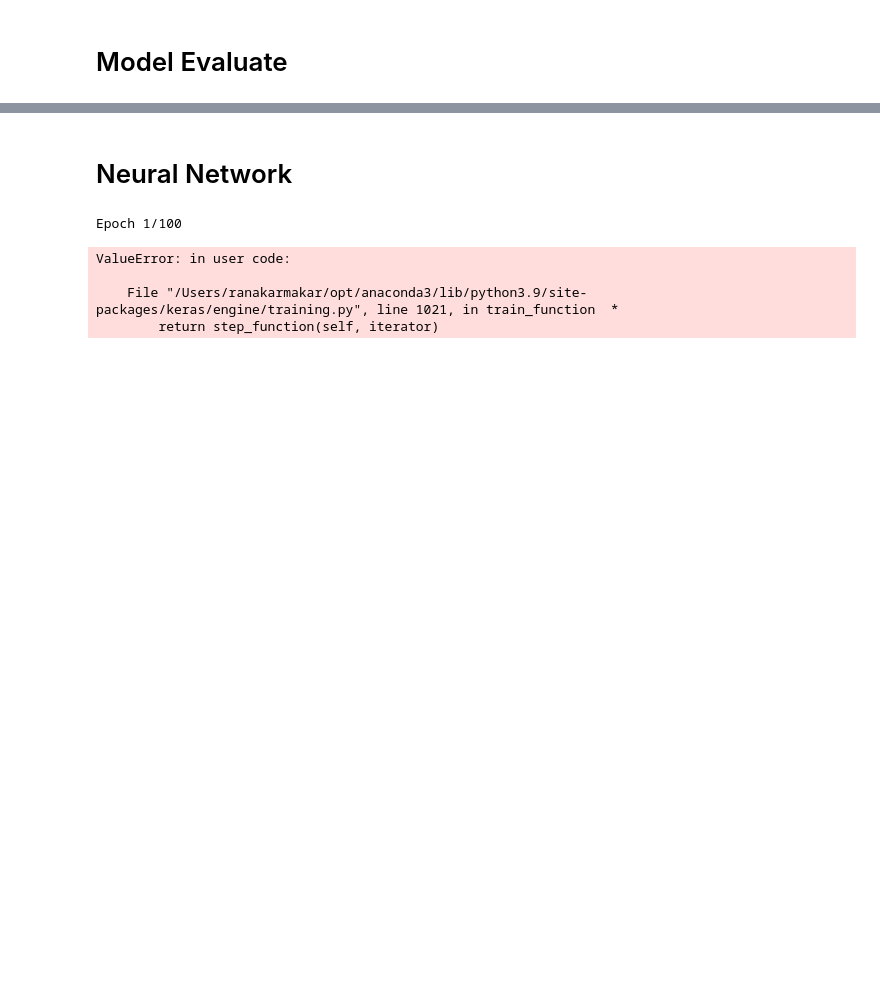
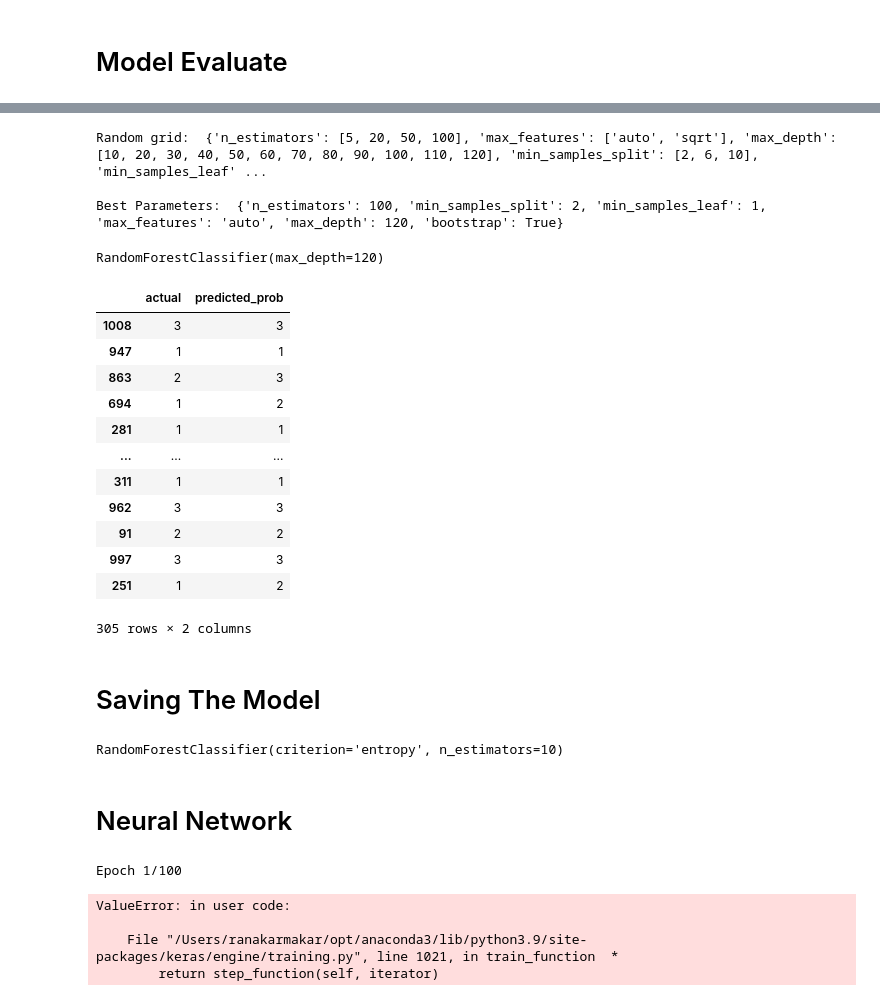
Before and after one commit to Ranakarmakar/Pregnancy-Health-Risk, a Jupyter notebook: Untitled.ipynb, the cells around one changed output, grey strips where cells are left out. Cells and saved outputs as stored; diff of their text form; code cells hidden in the pictures; blank space fills up the shorter version.

```diff
--- a/Untitled.ipynb
+++ b/Untitled.ipynb
@@ -457,0 +481,8 @@ Accuracy:   71.14754098360656 %
+# %%
+rf = RandomForestClassifier()
+# %%
+from sklearn.model_selection import RandomizedSearchCV
+rf_random = RandomizedSearchCV(estimator = rf,param_distributions = random_grid,
+               n_iter = 100, cv = 5, verbose=2, random_state=35, n_jobs = -1)
+# %%
+rf_random.fit(x_train, y_train)
@@ -457,0 +502,34 @@ Accuracy:   71.14754098360656 %
+# %%
+print ('Random grid: ', random_grid, '\n')
+# print the best parameters
+print ('Best Parameters: ', rf_random.best_params_, ' \n')
+# %% [output]
+Random grid:  {'n_estimators': [5, 20, 50, 100], 'max_features': ['auto', 'sqrt'], 'max_depth': [10, 20, 30, 40, 50, 60, 70, 80, 90, 100, 110, 120], 'min_samples_split': [2, 6, 10], 'min_samples_leaf' ...
+
+Best Parameters:  {'n_estimators': 100, 'min_samples_split': 2, 'min_samples_leaf': 1, 'max_features': 'auto', 'max_depth': 120, 'bootstrap': True}
+# %%
+randmf = RandomForestClassifier(n_estimators = 100, min_samples_split = 2, min_samples_leaf= 1, max_features = 'auto', max_depth= 120, bootstrap=True)
+randmf.fit( x_train, y_train)
+# %% [output]
+RandomForestClassifier(max_depth=120)
+# %%
+y_pred_rf1 = pd.DataFrame( { "actual": y_test,
+"predicted_prob": randmf.predict(
+( x_test ) ) } )
+y_pred_rf1
+# %% [output]
+|  | actual | predicted_prob |
+| 1008 | 3 | 3 |
+| 947 | 1 | 1 |
+| 863 | 2 | 3 |
+| 694 | 1 | 2 |
+| 281 | 1 | 1 |
+| ... | ... | ... |
+| 311 | 1 | 1 |
+| 962 | 3 | 3 |
+| 91 | 2 | 2 |
+| 997 | 3 | 3 |
+| 251 | 1 | 2 |
+305 rows × 2 columns
+# %% [markdown]
+# Saving The Model
@@ -458,3 +543,7 @@ Accuracy:   71.14754098360656 %
+# %%
+RFC
+# %% [output]
+RandomForestClassifier(criterion='entropy', n_estimators=10)
 # %% [markdown]
 # Neural Network
 # %%
```
Also changed, not shown: parts of 22 cells of this notebook, 1 other file.
